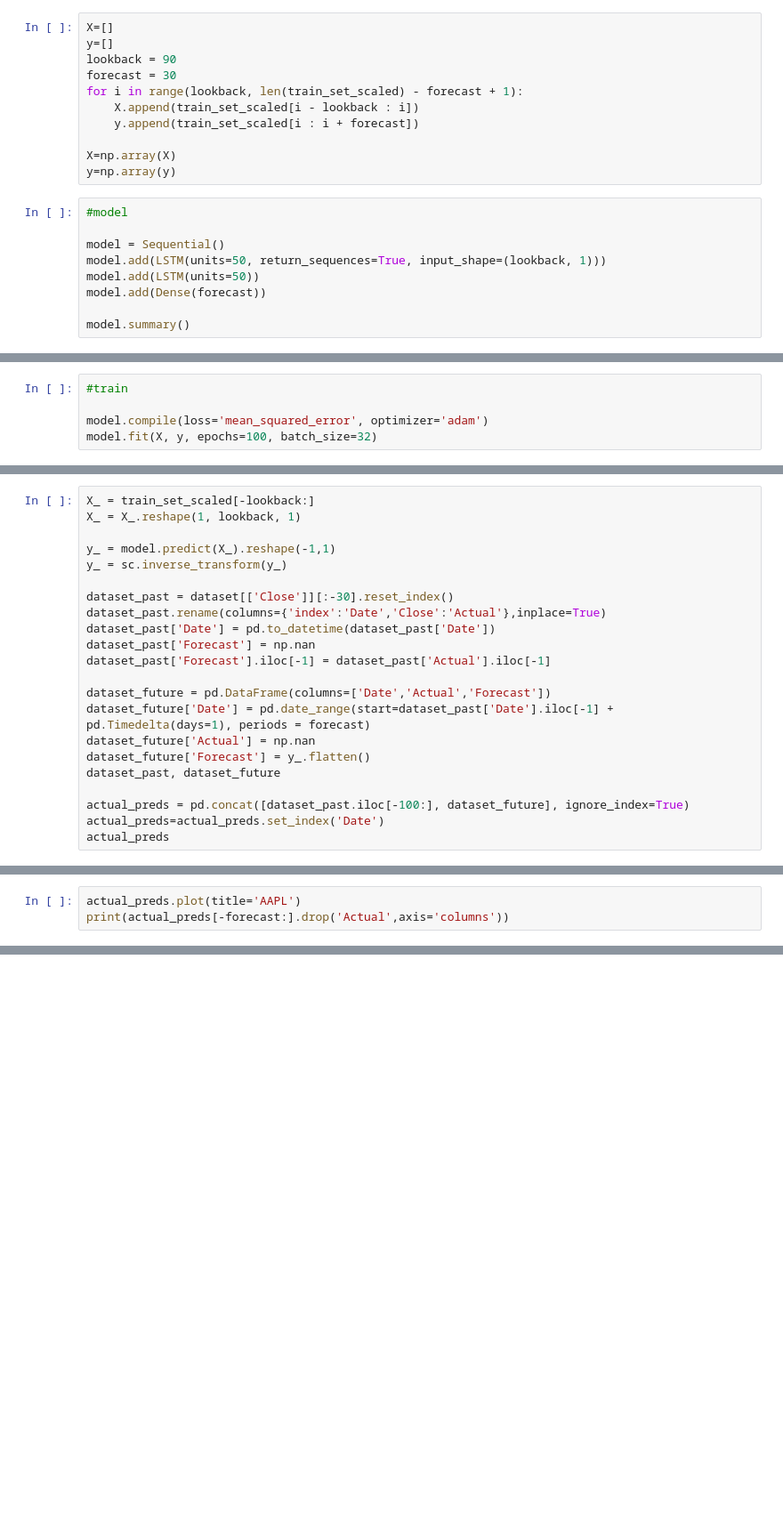
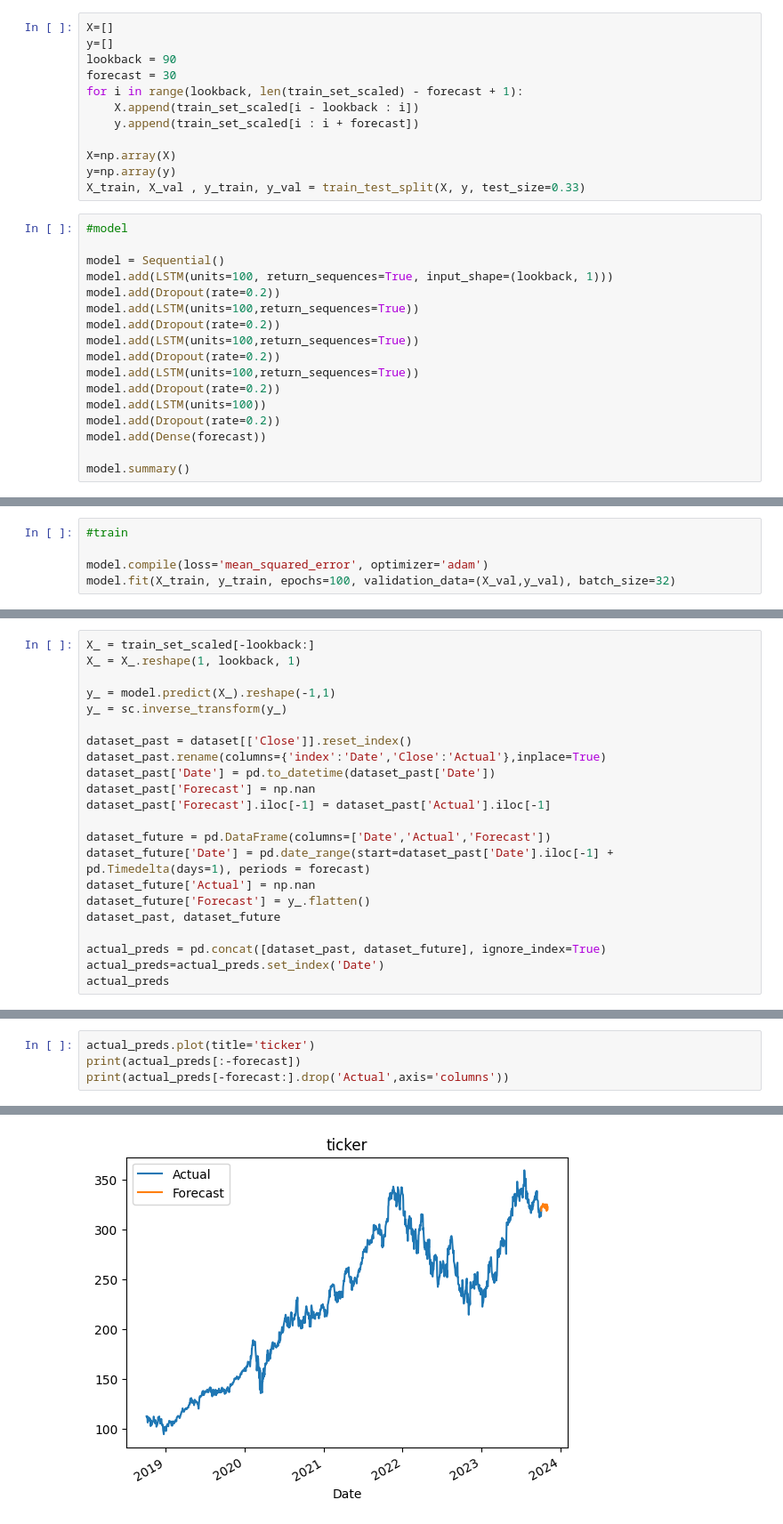
Before and after one commit to nishantpatel54/MonkeyMaker, a Jupyter notebook: Models/30day-stock-forecast-lstm.ipynb, the cells around one changed output, grey strips where cells are left out. Shown at 89% size. Drawn from its saved outputs; the diff is of its cells as text; blank space fills up the shorter version.

Commit message:
Kaggle Notebook | 30day stock forecast LSTM | Version 11

```diff
--- a/Models/30day-stock-forecast-lstm.ipynb
+++ b/Models/30day-stock-forecast-lstm.ipynb
@@ -32,12 +67,21 @@ for i in range(lookback, len(train_set_scaled) - forecast + 1):
 
 X=np.array(X)
 y=np.array(y)
+X_train, X_val , y_train, y_val = train_test_split(X, y, test_size=0.33)
 # %%
 #model
 
 model = Sequential()
-model.add(LSTM(units=50, return_sequences=True, input_shape=(lookback, 1)))
-model.add(LSTM(units=50))
+model.add(LSTM(units=100, return_sequences=True, input_shape=(lookback, 1)))
+model.add(Dropout(rate=0.2))
+model.add(LSTM(units=100,return_sequences=True))
+model.add(Dropout(rate=0.2))
+model.add(LSTM(units=100,return_sequences=True))
+model.add(Dropout(rate=0.2))
+model.add(LSTM(units=100,return_sequences=True))
+model.add(Dropout(rate=0.2))
+model.add(LSTM(units=100))
+model.add(Dropout(rate=0.2))
 model.add(Dense(forecast))
 
 model.summary()
@@ -45,4 +107,4 @@ model.summary()
 #train
 
 model.compile(loss='mean_squared_error', optimizer='adam')
-model.fit(X, y, epochs=100, batch_size=32)
+model.fit(X_train, y_train, epochs=100, validation_data=(X_val,y_val), batch_size=32)
@@ -53,7 +134,7 @@ X_ = X_.reshape(1, lookback, 1)
 y_ = model.predict(X_).reshape(-1,1)
 y_ = sc.inverse_transform(y_)
 
-dataset_past = dataset[['Close']][:-30].reset_index()
+dataset_past = dataset[['Close']].reset_index()
 dataset_past.rename(columns={'index':'Date','Close':'Actual'},inplace=True)
 dataset_past['Date'] = pd.to_datetime(dataset_past['Date'])
 dataset_past['Forecast'] = np.nan
@@ -65,6 +146,6 @@ dataset_future['Actual'] = np.nan
 dataset_future['Forecast'] = y_.flatten()
 dataset_past, dataset_future
 
-actual_preds = pd.concat([dataset_past.iloc[-100:], dataset_future], ignore_index=True)
+actual_preds = pd.concat([dataset_past, dataset_future], ignore_index=True)
 actual_preds=actual_preds.set_index('Date')
 actual_preds
@@ -71,3 +172,5 @@ actual_preds
 # %%
-actual_preds.plot(title='AAPL')
+actual_preds.plot(title='ticker')
+print(actual_preds[:-forecast])
 print(actual_preds[-forecast:].drop('Actual',axis='columns'))
+# %% [output]
@@ -74 +194,2 @@ print(actual_preds[-forecast:].drop('Actual',axis='columns'))
+[figure, added]
 # %%
```
Also changed, not shown: parts of 9 cells of this notebook.
